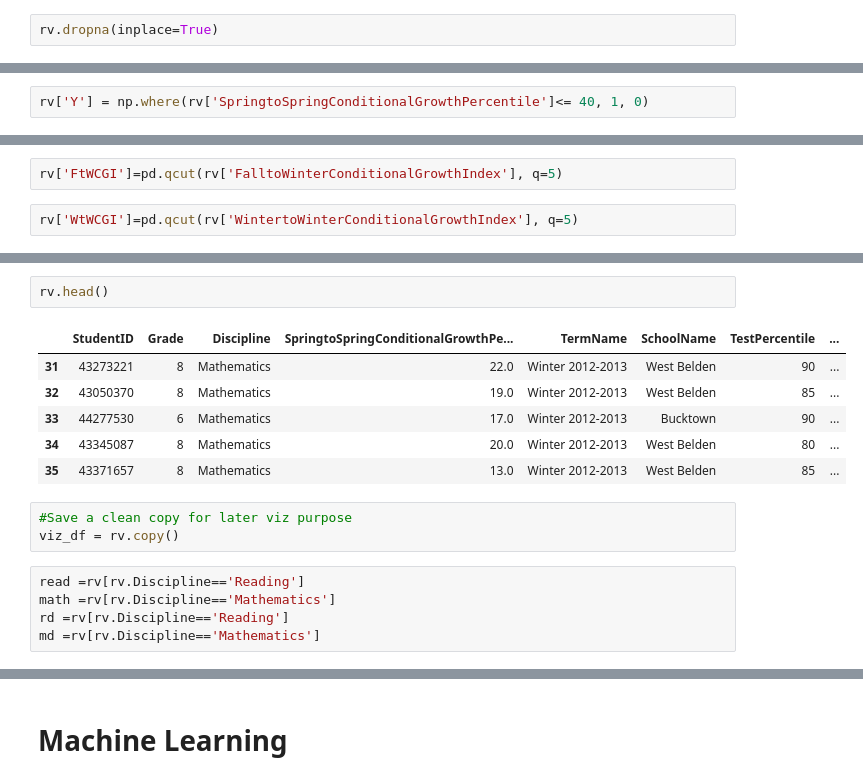
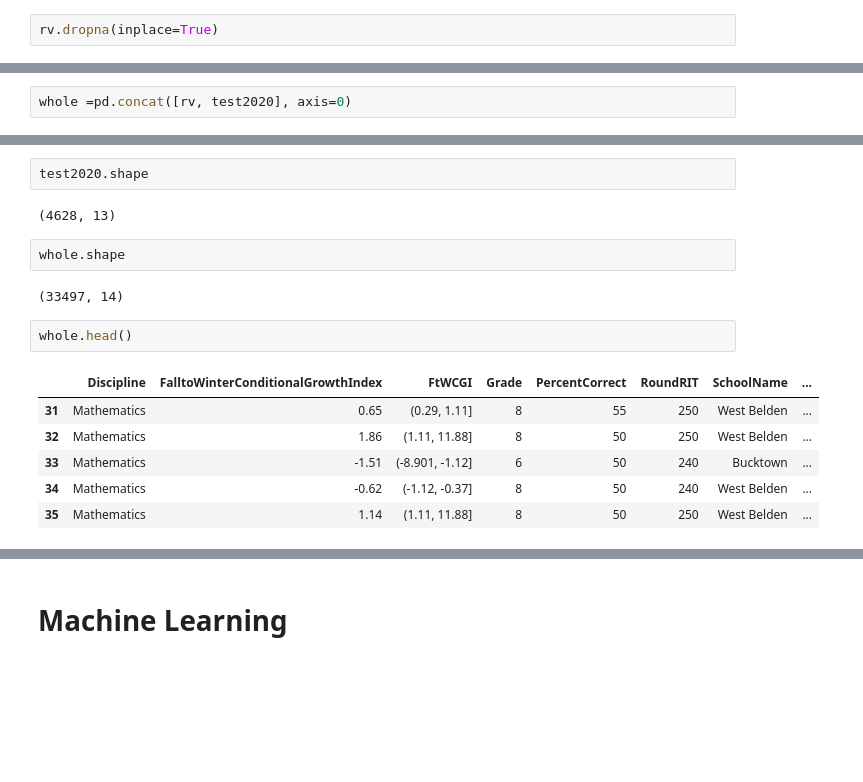
Before and after one commit to tianchu-shu/DataMade, a Jupyter notebook: Predicting_SpringCGP.ipynb, the cells around one changed output, grey strips where cells are left out. Drawn from its saved outputs; the diff is of its cells as text; blank space fills up the shorter version.

```diff
--- a/Predicting_SpringCGP.ipynb
+++ b/Predicting_SpringCGP.ipynb
@@ -192,2 +237,0 @@ Name: StudentID, dtype: int64
-# %%
-rv['Y'] = np.where(rv['SpringtoSpringConditionalGrowthPercentile']<= 40, 1, 0)
@@ -207,4 +238,2 @@ Prob of Default
-# %%
-rv['FtWCGI']=pd.qcut(rv['FalltoWinterConditionalGrowthIndex'], q=5)
-# %%
-rv['WtWCGI']=pd.qcut(rv['WintertoWinterConditionalGrowthIndex'], q=5)
+# %%
+whole =pd.concat([rv, test2020], axis=0)
@@ -211,17 +248,17 @@ rv['WtWCGI']=pd.qcut(rv['WintertoWinterConditionalGrowthIndex'], q=5)
+# %%
+test2020.shape
+# %% [output]
+(4628, 13)
+# %%
+whole.shape
+# %% [output]
+(33497, 14)
 # %%
-rv.head()
+whole.head()
 # %% [output]
-|  | StudentID | Grade | Discipline | SpringtoSpringConditionalGrowthPe... | TermName | SchoolName | TestPercentile | ... |
-| 31 | 43273221 | 8 | Mathematics | 22.0 | Winter 2012-2013 | West Belden | 90 | ... |
-| 32 | 43050370 | 8 | Mathematics | 19.0 | Winter 2012-2013 | West Belden | 85 | ... |
-| 33 | 44277530 | 6 | Mathematics | 17.0 | Winter 2012-2013 | Bucktown | 90 | ... |
-| 34 | 43345087 | 8 | Mathematics | 20.0 | Winter 2012-2013 | West Belden | 80 | ... |
-| 35 | 43371657 | 8 | Mathematics | 13.0 | Winter 2012-2013 | West Belden | 85 | ... |
+|  | Discipline | FalltoWinterConditionalGrowthIndex | FtWCGI | Grade | PercentCorrect | RoundRIT | SchoolName | ... |
+| 31 | Mathematics | 0.65 | (0.29, 1.11] | 8 | 55 | 250 | West Belden | ... |
+| 32 | Mathematics | 1.86 | (1.11, 11.88] | 8 | 50 | 250 | West Belden | ... |
+| 33 | Mathematics | -1.51 | (-8.901, -1.12] | 6 | 50 | 240 | Bucktown | ... |
+| 34 | Mathematics | -0.62 | (-1.12, -0.37] | 8 | 50 | 240 | West Belden | ... |
+| 35 | Mathematics | 1.14 | (1.11, 11.88] | 8 | 50 | 250 | West Belden | ... |
-# %%
-#Save a clean copy for later viz purpose
-viz_df = rv.copy()
-# %%
-read =rv[rv.Discipline=='Reading']
-math =rv[rv.Discipline=='Mathematics']
-rd =rv[rv.Discipline=='Reading']
-md =rv[rv.Discipline=='Mathematics']
```
Also changed, not shown: parts of 169 cells of this notebook.
